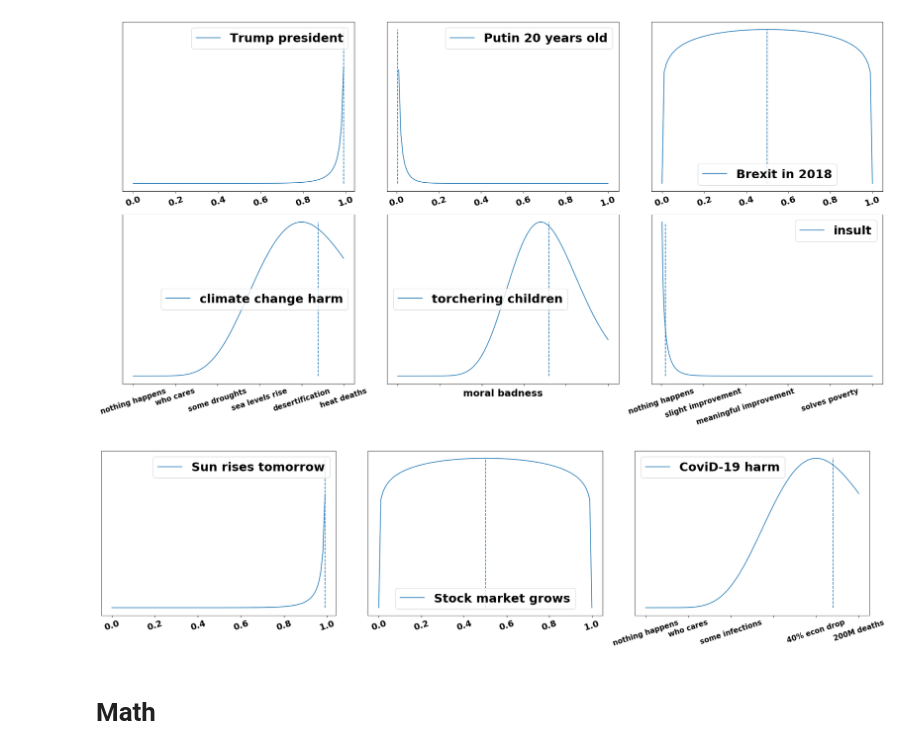
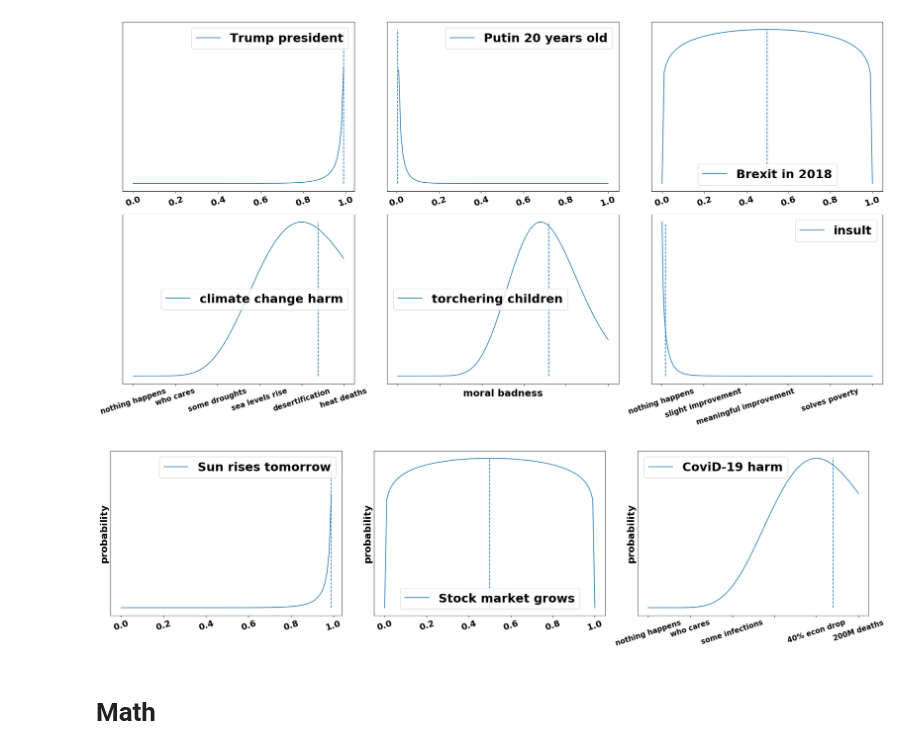
Before and after one commit to mariushobbhahn/mariushobbhahn.github.io, a Jupyter notebook: img/Probabilistic_Judging_1/Probabilistic Judging Part1.ipynb, the cells around one changed output. Drawn from its saved outputs; the diff is of its cells as text; code cells hidden in the pictures.

```diff
--- a/img/Probabilistic_Judging_1/Probabilistic Judging Part1.ipynb
+++ b/img/Probabilistic_Judging_1/Probabilistic Judging Part1.ipynb
@@ -793,34 +796,37 @@ plt.show();
 fig, axs = plt.subplots(nrows=1, ncols=3, sharex=False, figsize=(23, 6))
 
 axs[0].plot(x, beta_p0, label='Sun rises tomorrow')
 axs[0].vlines(beta_m0, ymin=0, ymax=1*10, linestyle='dashed', alpha=1, color="#1f77b4")
 axs[0].set_yticklabels([])
 axs[0].set_yticks([])
+axs[0].set_ylabel('probability', fontdict={'fontsize':20})
 axs[0].legend(prop={'size': 25})
 
 axs[1].plot(x, beta_p2, label='Stock market grows')
 axs[1].vlines(beta_m2, ymin=0, ymax=beta_p2.max(), linestyle='dashed', alpha=1, color="#1f77b4")
 axs[1].set_yticklabels([])
 axs[1].set_yticks([])
+axs[1].set_ylabel('probability', fontdict={'fontsize':20})
 axs[1].legend(prop={'size': 25})
 
 axs[2].plot(x_gamma, gamma_p0, label='CoviD-19 harm')
 axs[2].vlines(g_m0*s, ymin=0, ymax=1*gamma_p0.max(), linestyle='dashed', alpha=1, color="#1f77b4")
 axs[2].set_yticklabels([])
 axs[2].set_yticks([])
 axs[2].set_xticklabels(['', 'nothing happens', 'who cares', 'some infections', '', '40% econ drop', '200M deaths' ], fontdict={'fontsize':fs_tick_labels})
 axs[2].legend(prop={'size': 25})
+axs[2].set_ylabel('probability', fontdict={'fontsize':20})
 
 for ax in fig.axes:
     plt.sca(ax)
     plt.xticks(rotation=18)
 
 plt.tight_layout()
 plt.savefig('priors_overview.png', dpi=300)
 
 plt.show();
 # %% [output]
-[figure, old version]
+[figure, new version]
 # %% [markdown]
 # Math
 # %% [markdown]
```
Also changed, not shown: parts of 1 cell of this notebook, 3 other files.
